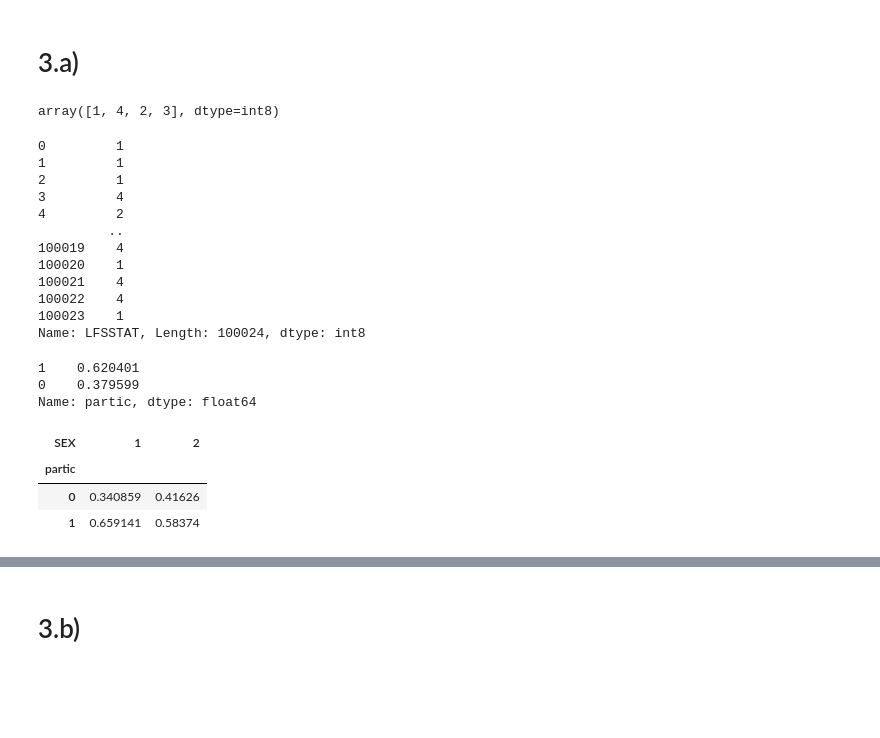
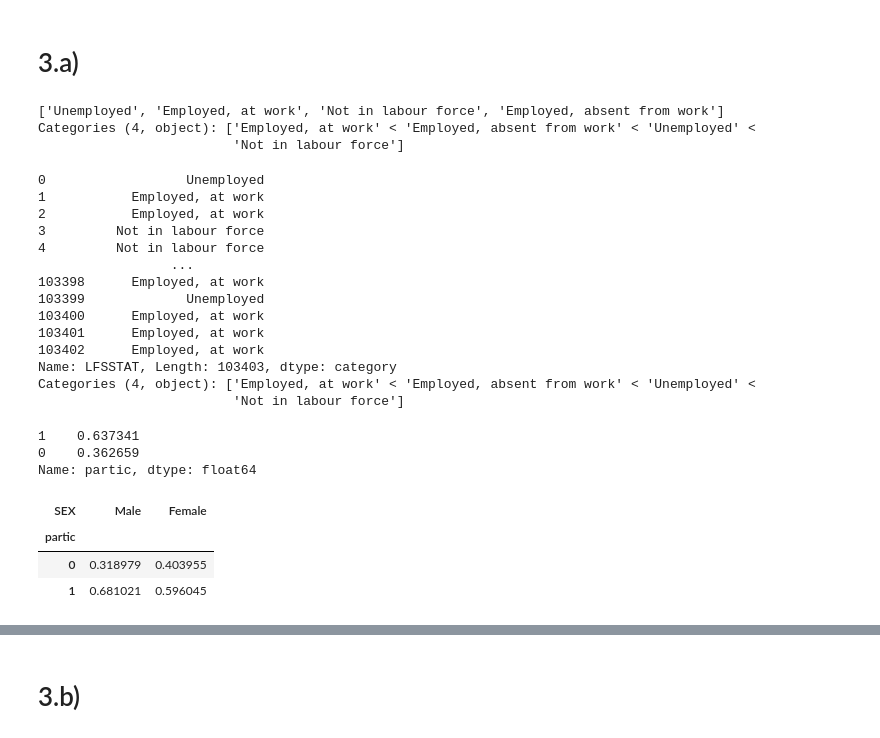
Before and after one commit to havaledar/ECON3740_F23, a Jupyter notebook: Lab_9_Python.ipynb, the cells around one changed output, grey strips where cells are left out. Cells and saved outputs as stored; diff of their text form; code cells hidden in the pictures; blank space fills up the shorter version.

Commit message:
Used lablel data not the value

```diff
--- a/Lab_9_Python.ipynb
+++ b/Lab_9_Python.ipynb
@@ -23,2 +19,0 @@ df = pd.read_stata('https://raw.githubusercontent.com/havaledar/ECON3740/main/LF
-# %%
-dfl = pd.read_stata('LFS-71M0001-E-2023-April_F1.dta')
@@ -27,38 +20,42 @@ dfv = pd.read_stata('LFS-71M0001-E-2023-April_F1.dta', convert_categoricals=Fals
 # %% [markdown]
 # 3.a)
 # %%
-dfv['LFSSTAT'].unique()
+dfl['LFSSTAT'].unique()
 # %% [output]
-array([1, 4, 2, 3], dtype=int8)
+['Unemployed', 'Employed, at work', 'Not in labour force', 'Employed, absent from work']
+Categories (4, object): ['Employed, at work' < 'Employed, absent from work' < 'Unemployed' <
+                         'Not in labour force']
 # %%
-dfv['partic'] = (dfv['LFSSTAT'] <=3).astype(int)
+dfl['partic'] = (dfl['LFSSTAT'] != 'Not in labour force').astype(int)
 # %%
-dfv['LFSSTAT']
+dfl['LFSSTAT']
 # %% [output]
-0         1
-1         1
-2         1
-3         4
-4         2
-         ..
-100019    4
-100020    1
-100021    4
-100022    4
-100023    1
-Name: LFSSTAT, Length: 100024, dtype: int8
+0                  Unemployed
+1           Employed, at work
+2           Employed, at work
+3         Not in labour force
+4         Not in labour force
+                 ...
+103398      Employed, at work
+103399             Unemployed
+103400      Employed, at work
+103401      Employed, at work
+103402      Employed, at work
+Name: LFSSTAT, Length: 103403, dtype: category
+Categories (4, object): ['Employed, at work' < 'Employed, absent from work' < 'Unemployed' <
+                         'Not in labour force']
 # %%
-dfv['partic'].value_counts(normalize=True)
+dfl['partic'].value_counts(normalize=True)
 # %% [output]
-1    0.620401
-0    0.379599
+1    0.637341
+0    0.362659
 Name: partic, dtype: float64
 # %%
-pd.crosstab(dfv['partic'], dfv['SEX'], normalize=1)
+pd.crosstab(dfl['partic'], dfl['SEX'], normalize=1)
 # %% [output]
-| SEX | 1 | 2 |
+| SEX | Male | Female |
 | partic |  |  |
-| 0 | 0.340859 | 0.41626 |
-| 1 | 0.659141 | 0.58374 |
+| 0 | 0.318979 | 0.403955 |
+| 1 | 0.681021 | 0.596045 |
 # %%
 # Filtering based on SEX == 1
```
Also changed, not shown: parts of 15 cells of this notebook.
